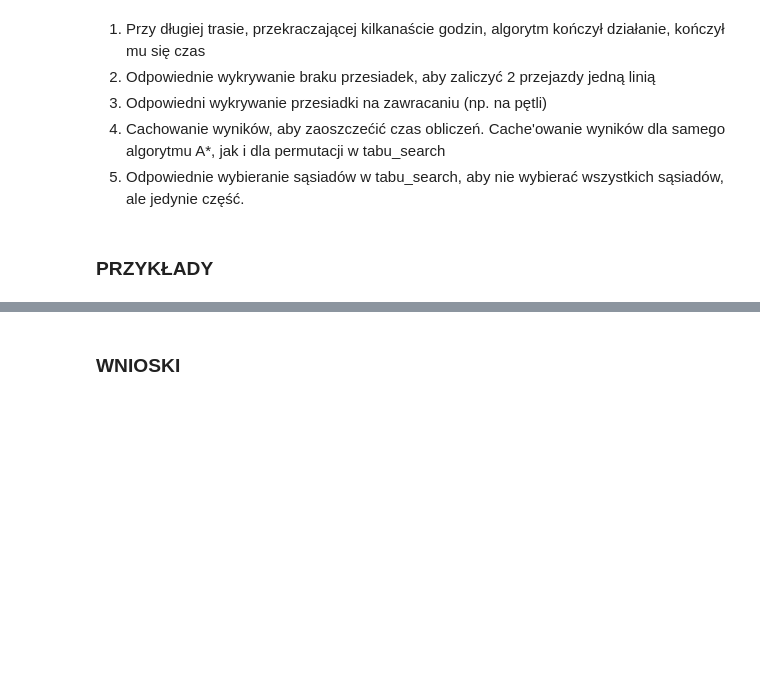
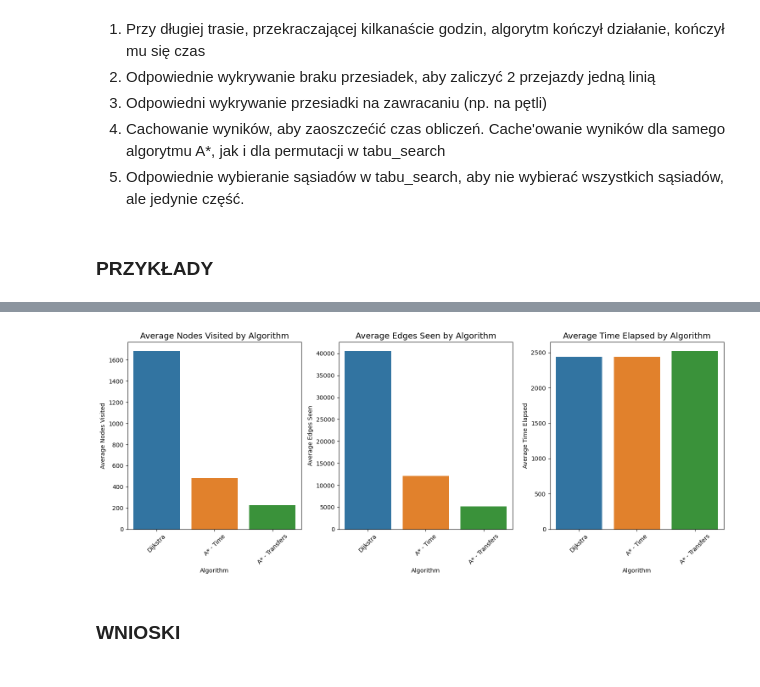
Before and after one commit to Voldziu/AI, a Jupyter notebook: JakDojade/Raport.ipynb, the cells around one changed output, grey strips where cells are left out. Cells and saved outputs as stored; diff of their text form; code cells hidden in the pictures; blank space fills up the shorter version.

```diff
--- a/JakDojade/Raport.ipynb
+++ b/JakDojade/Raport.ipynb
@@ -205,3 +259,60 @@ for example in single_examples_list:
+# %%
+# Create a new figure with 1 row and 2 columns
+fig, ax = plt.subplots(1, 3, figsize=(15, 6))
+
+
+avg_nodes = []
+avg_edges = []
+avg_time=[]
+
+# Calculate average for each algorithm
+for i, rdict in enumerate(dict_list):
+    data_rows = []
+    for (key1, key2, start_time_str), (nodes_visited, edges_seen, node_obj) in rdict.items():
+        time_elapsed = node_obj.arrival_time - parse_time(start_time_str)
+        data_rows.append({
+            'nodes_visited': nodes_visited,
+            'edges_seen': edges_seen,
+            'time_elapsed': time_elapsed
+        })
+
+    # Convert to DataFrame and calculate averages
+    df = pd.DataFrame(data_rows)
+    avg_nodes.append(df['nodes_visited'].mean())
+    avg_edges.append(df['edges_seen'].mean())
+    avg_time.append(df['time_elapsed'].mean())
+
+# Create new DataFrames for plotting the averages
+avg_data = pd.DataFrame({
+    'Algorithm': alg_names,
+    'Avg Nodes Visited': avg_nodes,
+    'Avg Edges Seen': avg_edges,
+    'Avg Time Elapsed': avg_time
+})
+
+# Plot the first subplot - Average Nodes Visited
+sns.barplot(x='Algorithm', y='Avg Nodes Visited', data=avg_data, ax=ax[0])
+ax[0].set_title('Average Nodes Visited by Algorithm', fontsize=14)
+ax[0].set_ylabel('Average Nodes Visited')
+ax[0].tick_params(axis='x', rotation=45)
+
+# Plot the second subplot - Average Edges Seen
+sns.barplot(x='Algorithm', y='Avg Edges Seen', data=avg_data, ax=ax[1])
+ax[1].set_title('Average Edges Seen by Algorithm', fontsize=14)
+ax[1].set_ylabel('Average Edges Seen')
+ax[1].tick_params(axis='x', rotation=45)
+
+# Plot the third subplot - Average Time Elapsed
+sns.barplot(x='Algorithm', y='Avg Time Elapsed', data=avg_data, ax=ax[2])
+ax[2].set_title('Average Time Elapsed by Algorithm', fontsize=14)
+ax[2].set_ylabel('Average Time Elapsed')
+ax[2].tick_params(axis='x', rotation=45)
+
+# Adjust layout
+plt.tight_layout()
+plt.show()
+# %% [output]
+[figure, added]
 # %% [markdown]
 ### WNIOSKI
  ###
```
Also changed, not shown: parts of 6 cells of this notebook.
